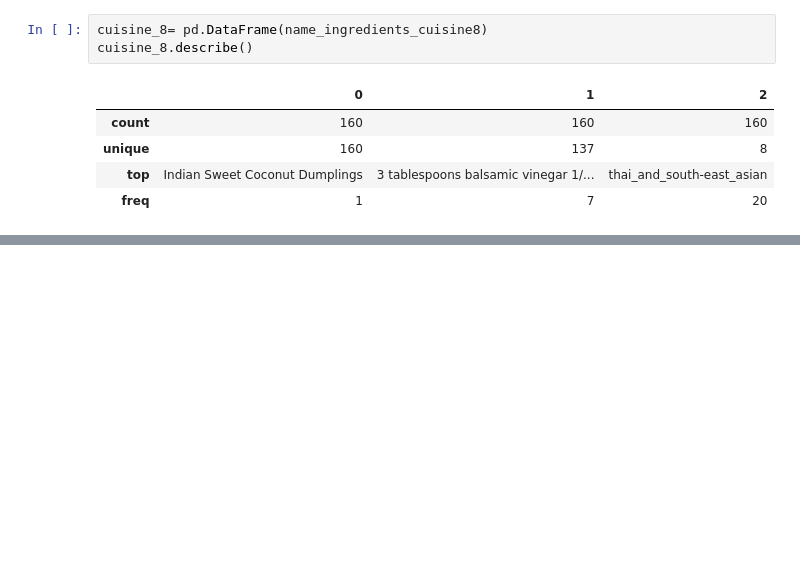
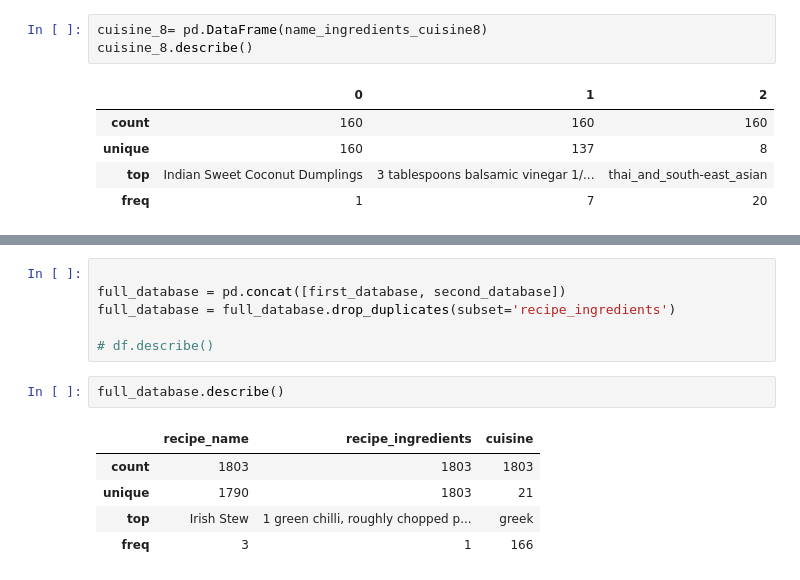
Before and after one commit to Prottoy2938/mod_3_project_cuisines, a Jupyter notebook: web_scrape_all_cuisines.ipynb, the cells around one changed output, grey strips where cells are left out. Saved outputs shown, nothing was run; the diff lists cells and outputs as text; blank space fills up the shorter version.

```diff
--- a/web_scrape_all_cuisines.ipynb
+++ b/web_scrape_all_cuisines.ipynb
@@ -143,0 +184,14 @@ cuisines= df.to_csv('cuisines.csv', index=False)
+# %%
+
+full_database = pd.concat([first_database, second_database])
+full_database = full_database.drop_duplicates(subset='recipe_ingredients')
+
+# df.describe()
+# %%
+full_database.describe()
+# %% [output]
+|  | recipe_name | recipe_ingredients | cuisine |
+| count | 1803 | 1803 | 1803 |
+| unique | 1790 | 1803 | 21 |
+| top | Irish Stew | 1 green chilli, roughly chopped p... | greek |
+| freq | 3 | 1 | 166 |
```
Also changed, not shown: parts of 8 cells of this notebook, 1 other file.
